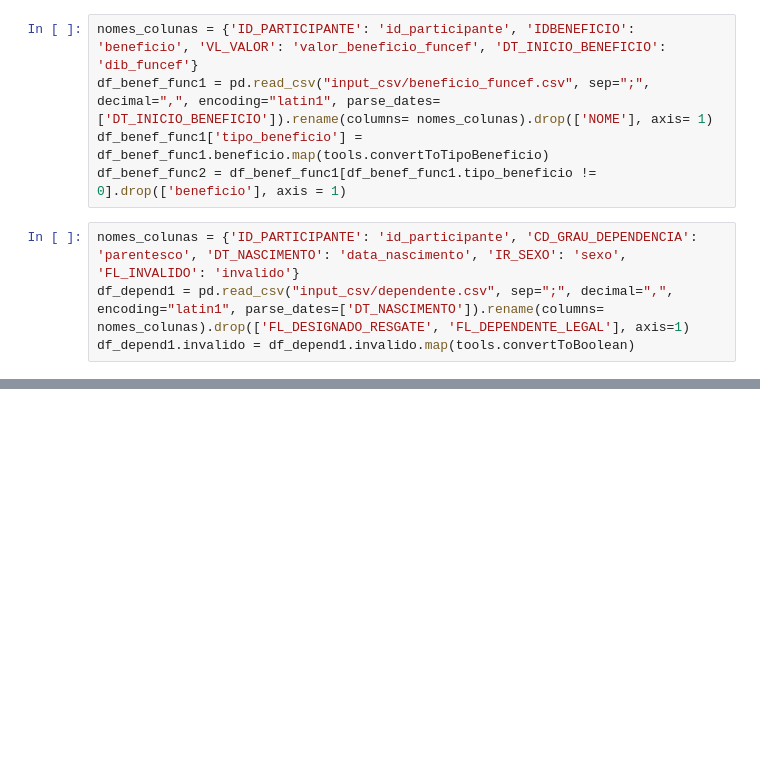
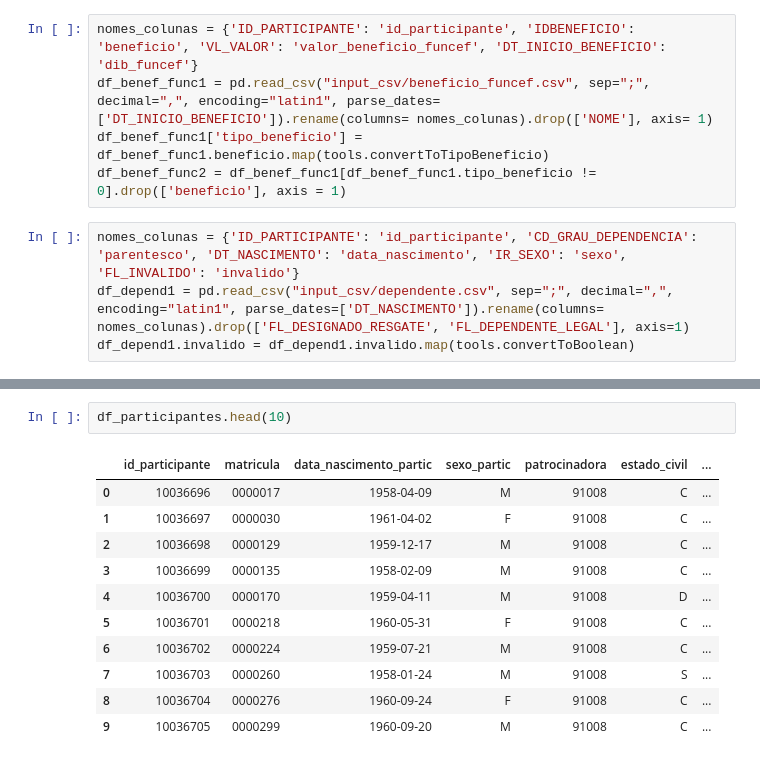
Before and after one commit to raphabritto/actuari_py, a Jupyter notebook: obtem_dados_avaliacao.ipynb, the cells around one changed output, grey strips where cells are left out. Cells and saved outputs as stored; diff of their text form; blank space fills up the shorter version.

```diff
--- a/obtem_dados_avaliacao.ipynb
+++ b/obtem_dados_avaliacao.ipynb
@@ -134,0 +196,14 @@ df_depend1.invalido = df_depend1.invalido.map(tools.convertToBoolean)
+# %%
+df_participantes.head(10)
+# %% [output]
+|  | id_participante | matricula | data_nascimento_partic | sexo_partic | patrocinadora | estado_civil | ... |
+| 0 | 10036696 | 0000017 | 1958-04-09 | M | 91008 | C | ... |
+| 1 | 10036697 | 0000030 | 1961-04-02 | F | 91008 | C | ... |
+| 2 | 10036698 | 0000129 | 1959-12-17 | M | 91008 | C | ... |
+| 3 | 10036699 | 0000135 | 1958-02-09 | M | 91008 | C | ... |
+| 4 | 10036700 | 0000170 | 1959-04-11 | M | 91008 | D | ... |
+| 5 | 10036701 | 0000218 | 1960-05-31 | F | 91008 | C | ... |
+| 6 | 10036702 | 0000224 | 1959-07-21 | M | 91008 | C | ... |
+| 7 | 10036703 | 0000260 | 1958-01-24 | M | 91008 | S | ... |
+| 8 | 10036704 | 0000276 | 1960-09-24 | F | 91008 | C | ... |
+| 9 | 10036705 | 0000299 | 1960-09-20 | M | 91008 | C | ... |
```
Also changed, not shown: parts of 24 cells of this notebook, 1 other file.
